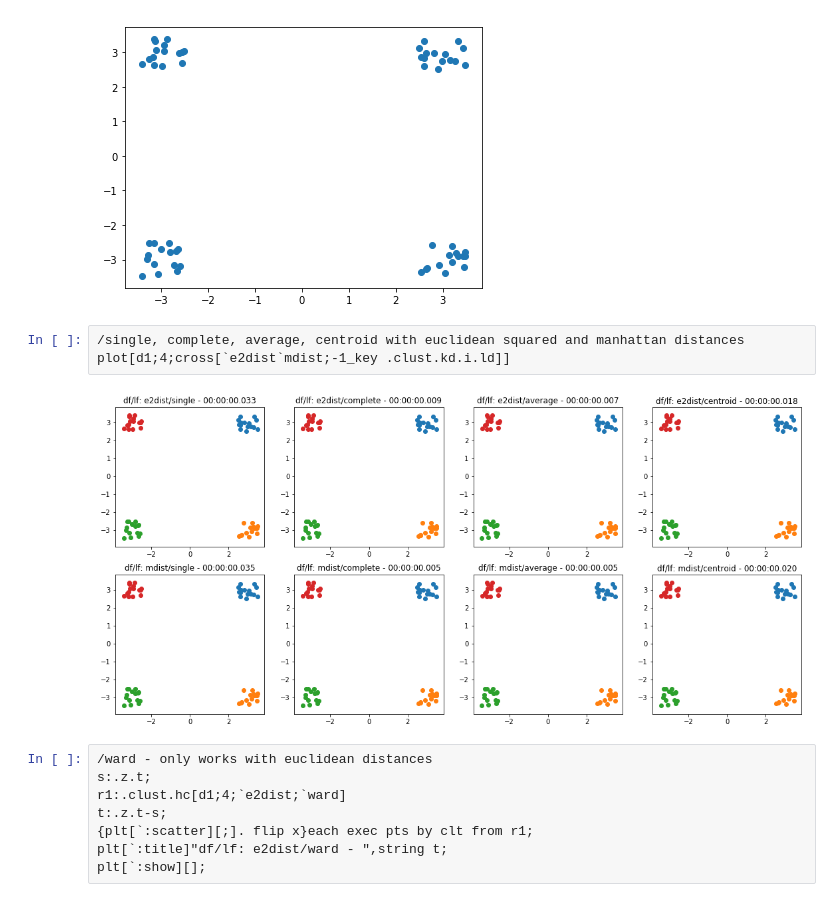
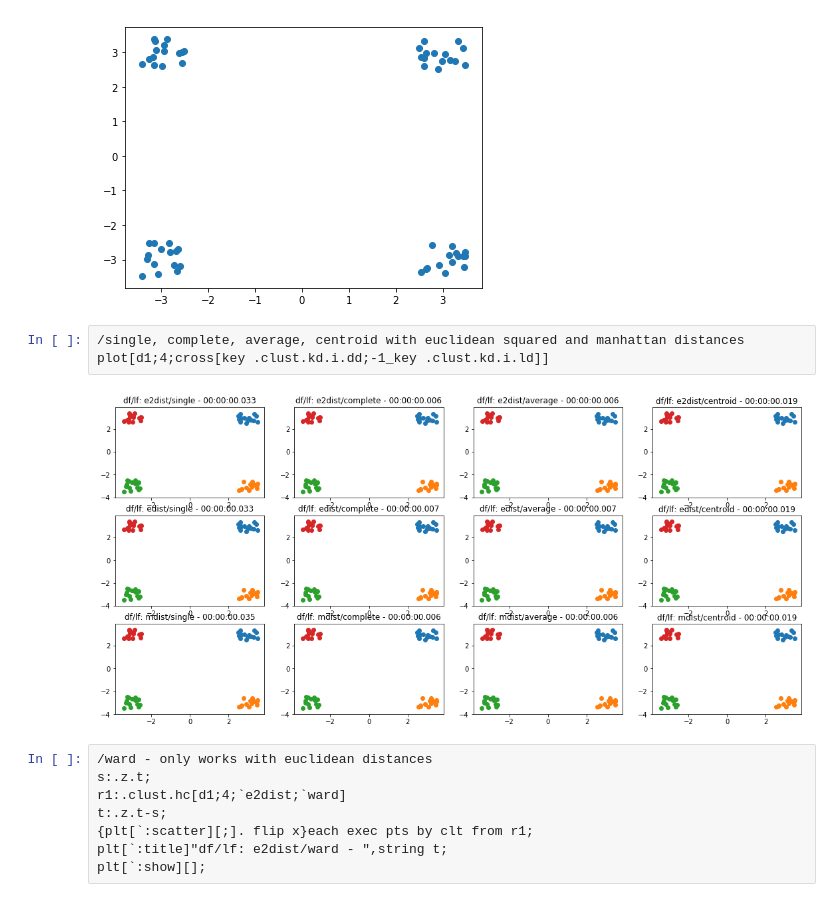
Before and after one commit to Anhmike/clustering, a Jupyter notebook: tmp/clustering.ipynb, the cells around one changed output. Saved outputs shown, nothing was run; the diff lists cells and outputs as text.

```diff
--- a/tmp/clustering.ipynb
+++ b/tmp/clustering.ipynb
@@ -42,9 +42,9 @@ plt[`:show][];
 [figure]
 # %%
 /single, complete, average, centroid with euclidean squared and manhattan distances
-plot[d1;4;cross[`e2dist`mdist;-1_key .clust.kd.i.ld]]
+plot[d1;4;cross[key .clust.kd.i.dd;-1_key .clust.kd.i.ld]]
 # %% [output]
-[figure, old version]
+[figure, new version]
 # %%
 /ward - only works with euclidean distances
 s:.z.t;
```
Also changed, not shown: parts of 20 cells of this notebook, 5 other files.
